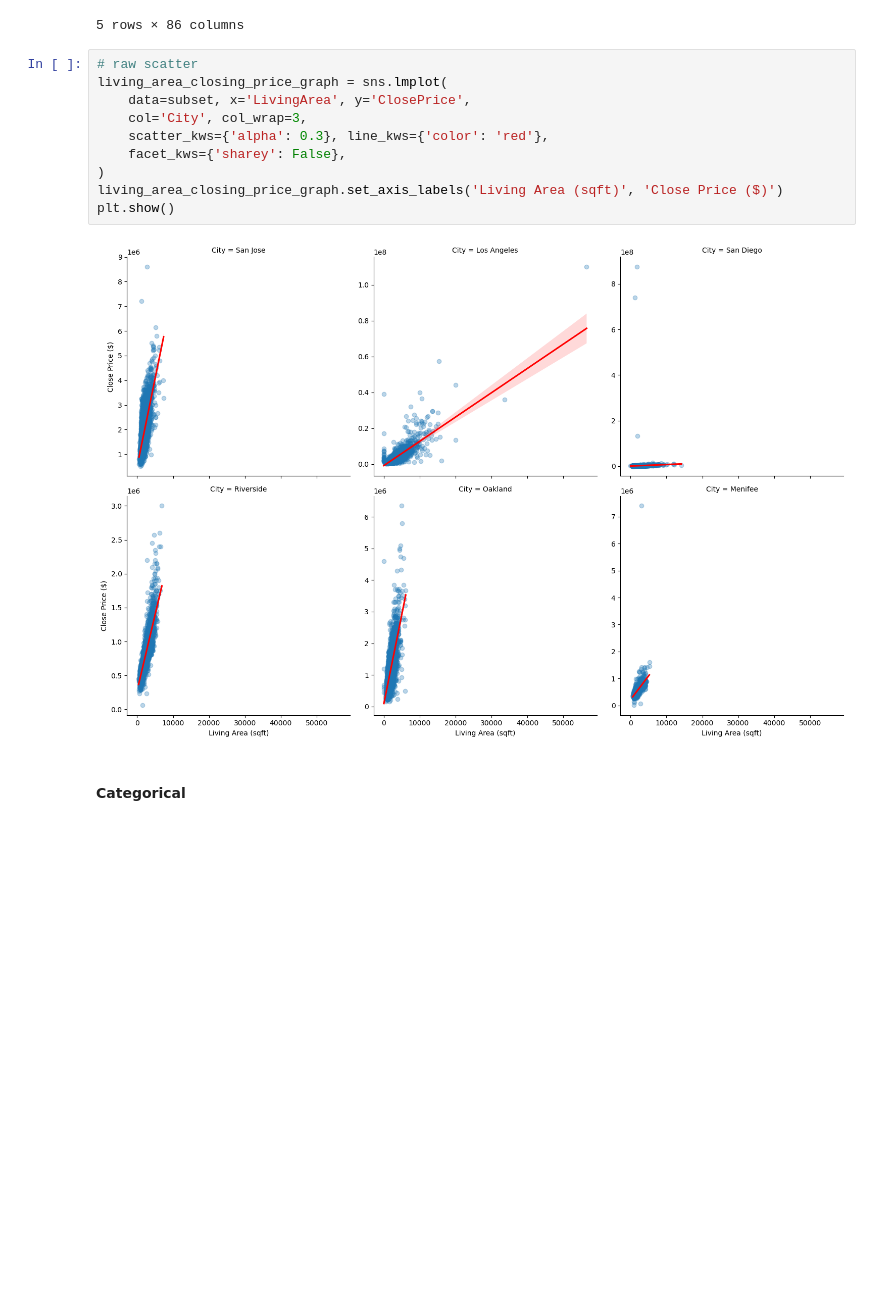
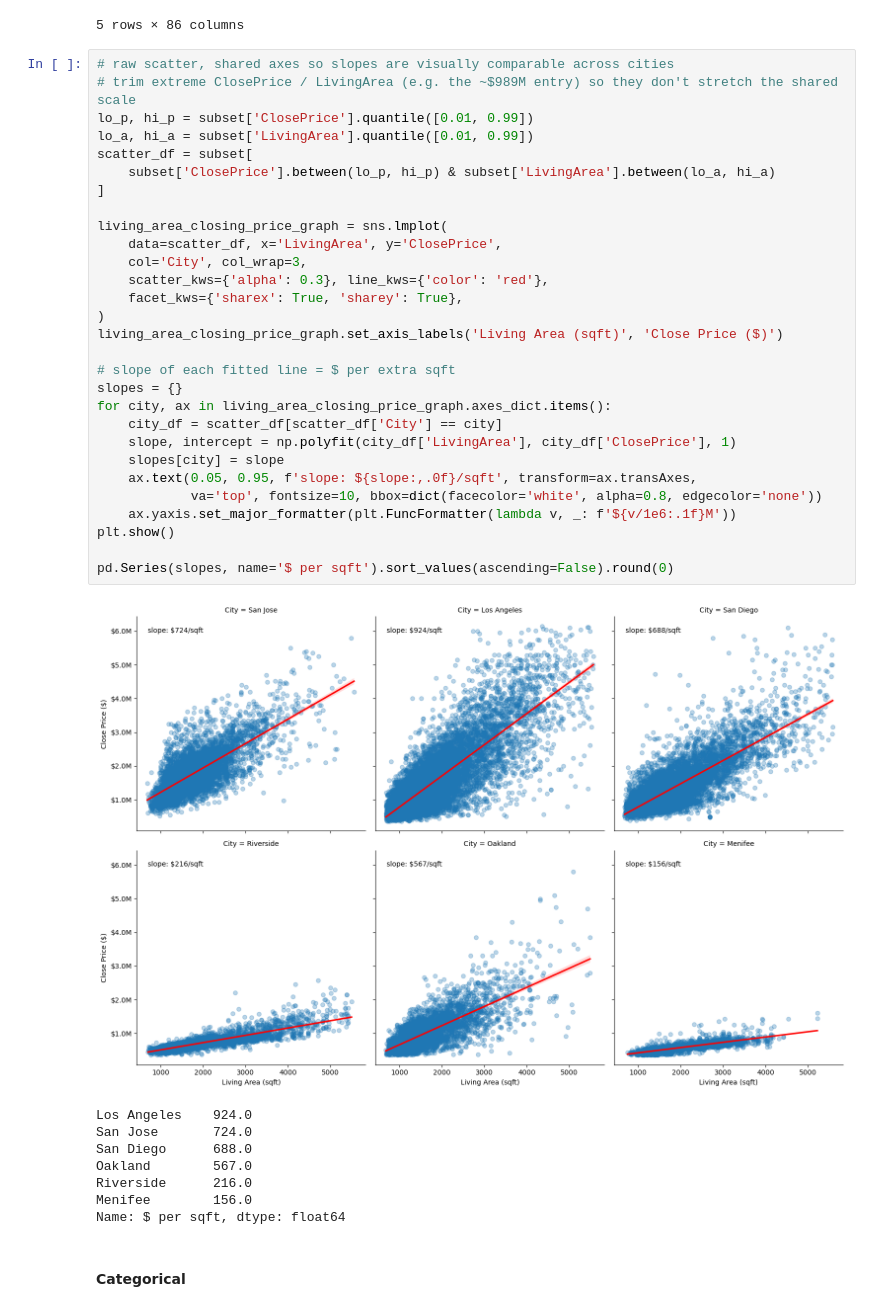
Before and after one commit to eemilycchen/IDX-Exchange-Data-Science, a Jupyter notebook: 01_exploration.ipynb, the cells around one changed output. Cells and saved outputs as stored; diff of their text form; blank space fills up the shorter version.

Commit message:
eda_vis: fixed scaling and slope for median price vs living area

```diff
--- a/01_exploration.ipynb
+++ b/01_exploration.ipynb
@@ -746,17 +722,43 @@ subset.head(5)
 | 62 | NaN | False | NaN | NaN | False | 820650.0 | 1059608655 | ... |
 5 rows × 86 columns
 # %%
-# raw scatter
+# raw scatter, shared axes so slopes are visually comparable across cities
+# trim extreme ClosePrice / LivingArea (e.g. the ~$989M entry) so they don't stretch the shared scale
+lo_p, hi_p = subset['ClosePrice'].quantile([0.01, 0.99])
+lo_a, hi_a = subset['LivingArea'].quantile([0.01, 0.99])
+scatter_df = subset[
+    subset['ClosePrice'].between(lo_p, hi_p) & subset['LivingArea'].between(lo_a, hi_a)
+]
+
 living_area_closing_price_graph = sns.lmplot(
-    data=subset, x='LivingArea', y='ClosePrice',
+    data=scatter_df, x='LivingArea', y='ClosePrice',
     col='City', col_wrap=3,
     scatter_kws={'alpha': 0.3}, line_kws={'color': 'red'},
-    facet_kws={'sharey': False},
+    facet_kws={'sharex': True, 'sharey': True},
 )
 living_area_closing_price_graph.set_axis_labels('Living Area (sqft)', 'Close Price ($)')
+
+# slope of each fitted line = $ per extra sqft
+slopes = {}
+for city, ax in living_area_closing_price_graph.axes_dict.items():
+    city_df = scatter_df[scatter_df['City'] == city]
+    slope, intercept = np.polyfit(city_df['LivingArea'], city_df['ClosePrice'], 1)
+    slopes[city] = slope
+    ax.text(0.05, 0.95, f'slope: ${slope:,.0f}/sqft', transform=ax.transAxes,
+            va='top', fontsize=10, bbox=dict(facecolor='white', alpha=0.8, edgecolor='none'))
+    ax.yaxis.set_major_formatter(plt.FuncFormatter(lambda v, _: f'${v/1e6:.1f}M'))
 plt.show()
+
+pd.Series(slopes, name='$ per sqft').sort_values(ascending=False).round(0)
 # %% [output]
-[figure, old version]
+[figure, new version]
+Los Angeles    924.0
+San Jose       724.0
+San Diego      688.0
+Oakland        567.0
+Riverside      216.0
+Menifee        156.0
+Name: $ per sqft, dtype: float64
 # %% [markdown]
 #### Categorical
 # %%
```
Also changed, not shown: parts of 8 cells of this notebook.
